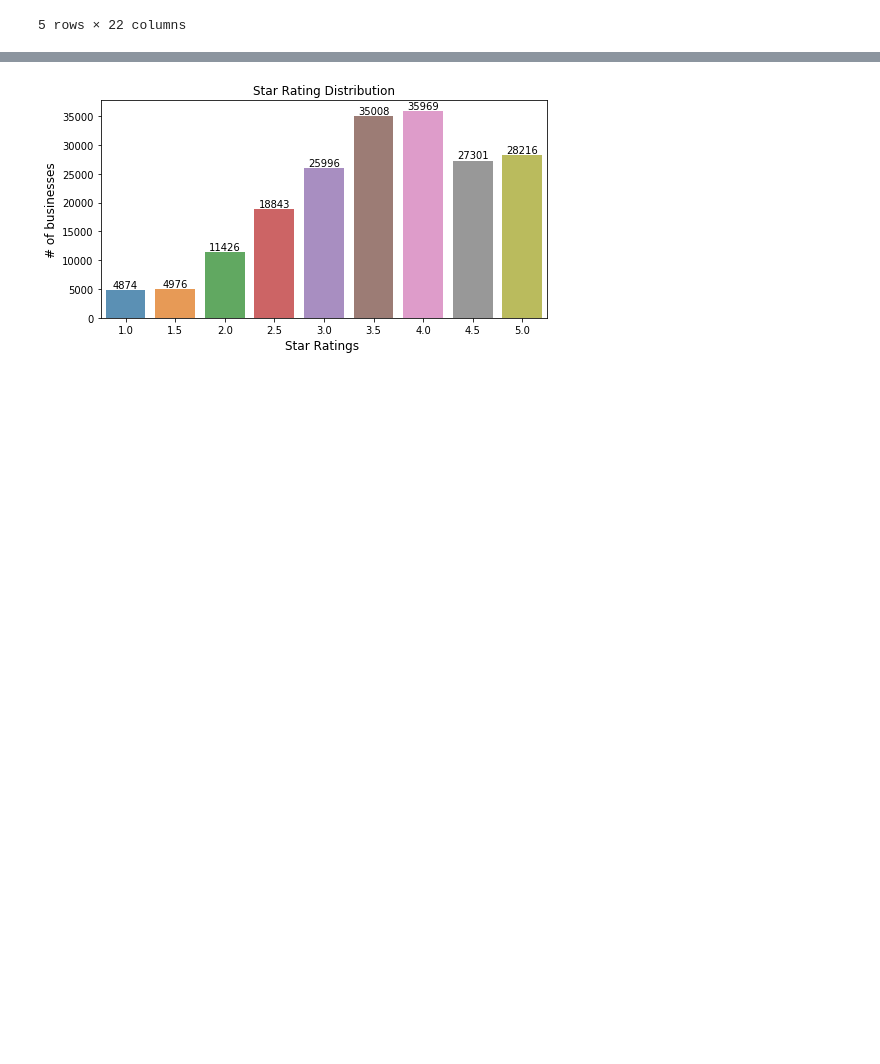
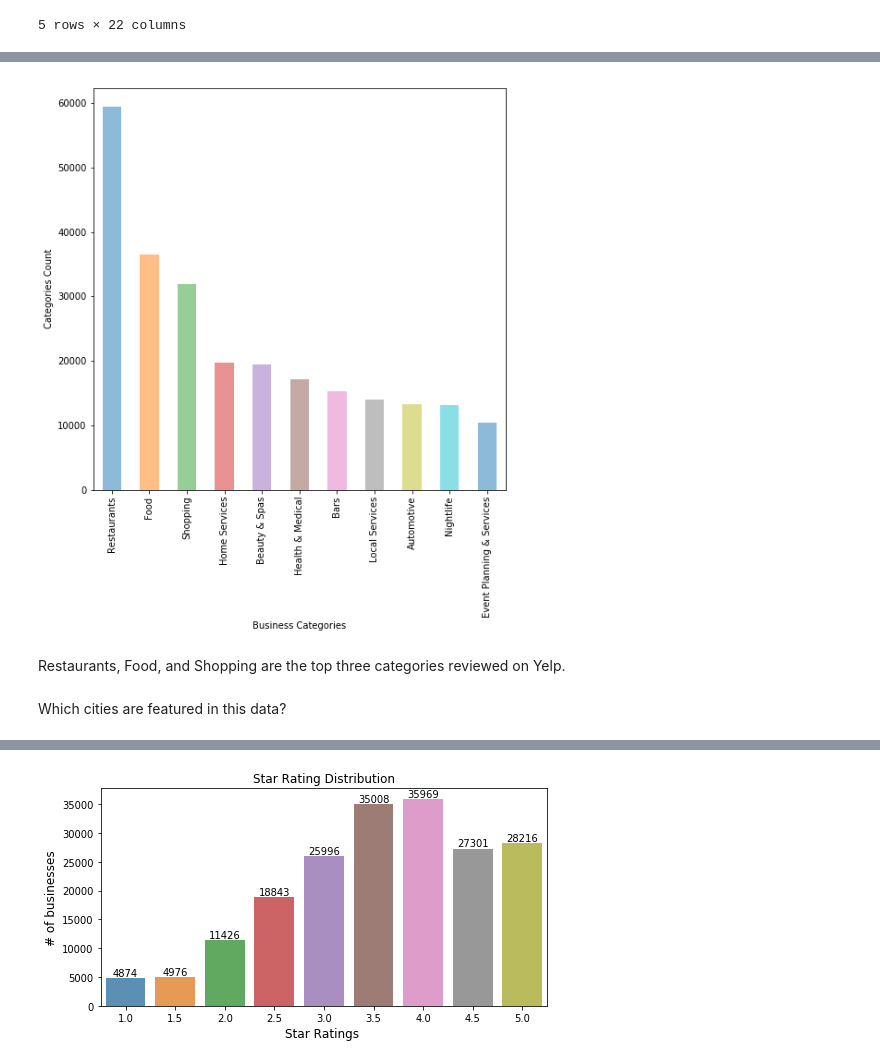
Before and after one commit to ntlrs/Data620, a Jupyter notebook: Final Project/Data_620_Final.ipynb, the cells around one changed output, grey strips where cells are left out. Saved outputs shown, nothing was run; the diff lists cells and outputs as text; code cells hidden in the pictures; blank space fills up the shorter version.

```diff
--- a/Final Project/Data_620_Final.ipynb
+++ b/Final Project/Data_620_Final.ipynb
@@ -100,0 +230,15 @@ user_df.head()
+# %%
+category_list = set()
+for business in business_df['categories'][business_df['categories'].notnull()].str.split(','):
+    business = [x.strip(' ') for x in business]
+    category_list = set().union(business, category_list)
+category_list = list(category_list)
+# %%
+category_count = []
+for cat in category_list:
+    category_count.append([cat,business_df['categories'].str.contains(cat).sum()])
+
+names = ['category_name','category_count']
+category_df = pd.DataFrame(data=category_count, columns=names)
+category_df.sort_values("category_count", inplace=True, ascending=False)
+category_df.head(10)
@@ -100,0 +264,17 @@ user_df.head()
+# %%
+plt.subplots(figsize=(8, 8))
+labels=category_df['category_name'][category_df['category_count']>10000]
+category_df['category_count'][category_df['category_count']>10000].plot.bar( align='center', alpha=0.5)
+y_pos = np.arange(len(labels))
+#plt.yticks(y_pos, labels)
+plt.xticks(y_pos, labels)
+plt.xlabel('Business Categories')
+plt.ylabel('Categories Count')
+
+plt.show()
+# %% [output]
+[figure, added]
+# %% [markdown]
+Restaurants, Food, and Shopping are the top three categories reviewed on Yelp.
+# %% [markdown]
+Which cities are featured in this data?
```
Also changed, not shown: parts of 120 cells of this notebook.
